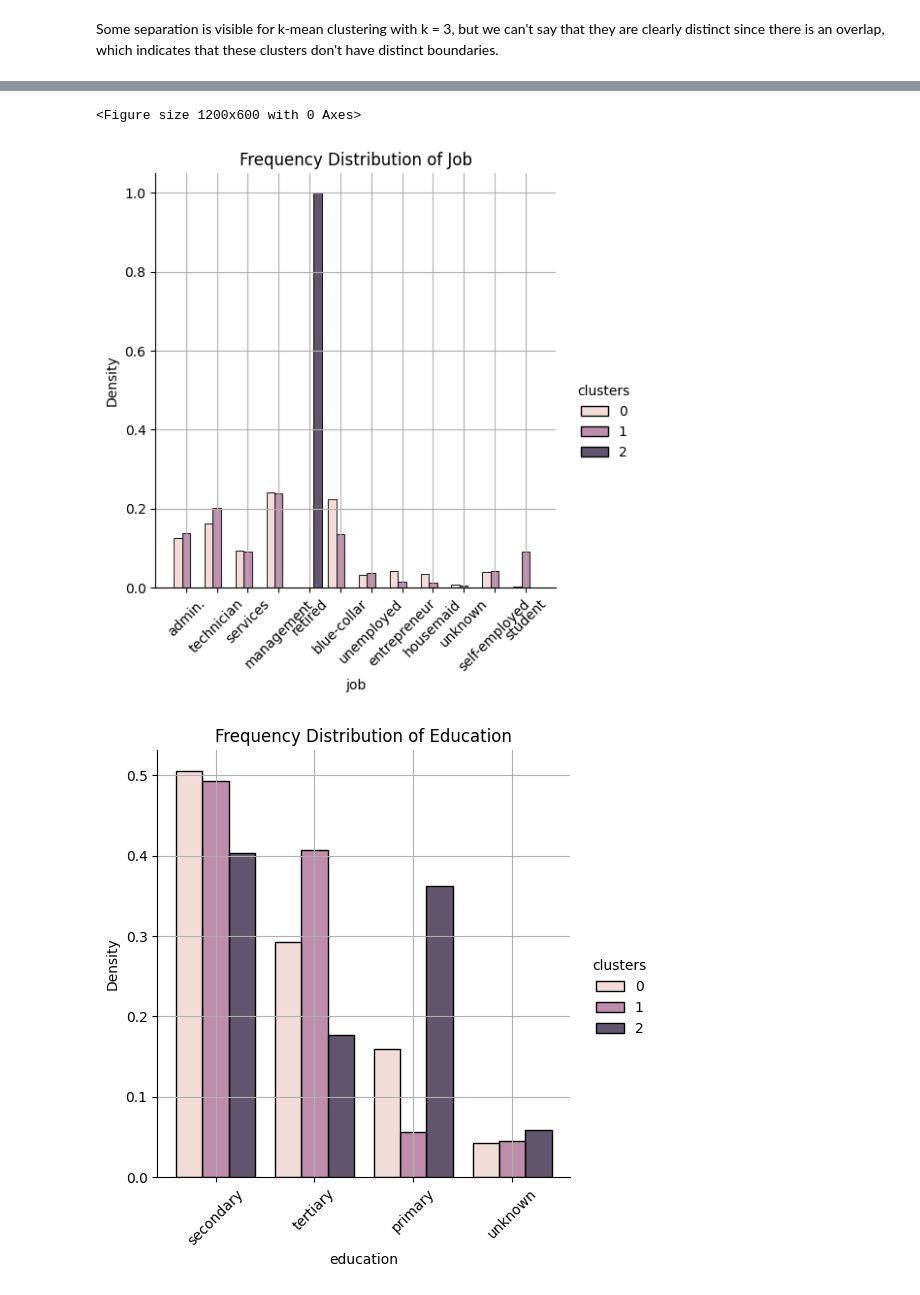
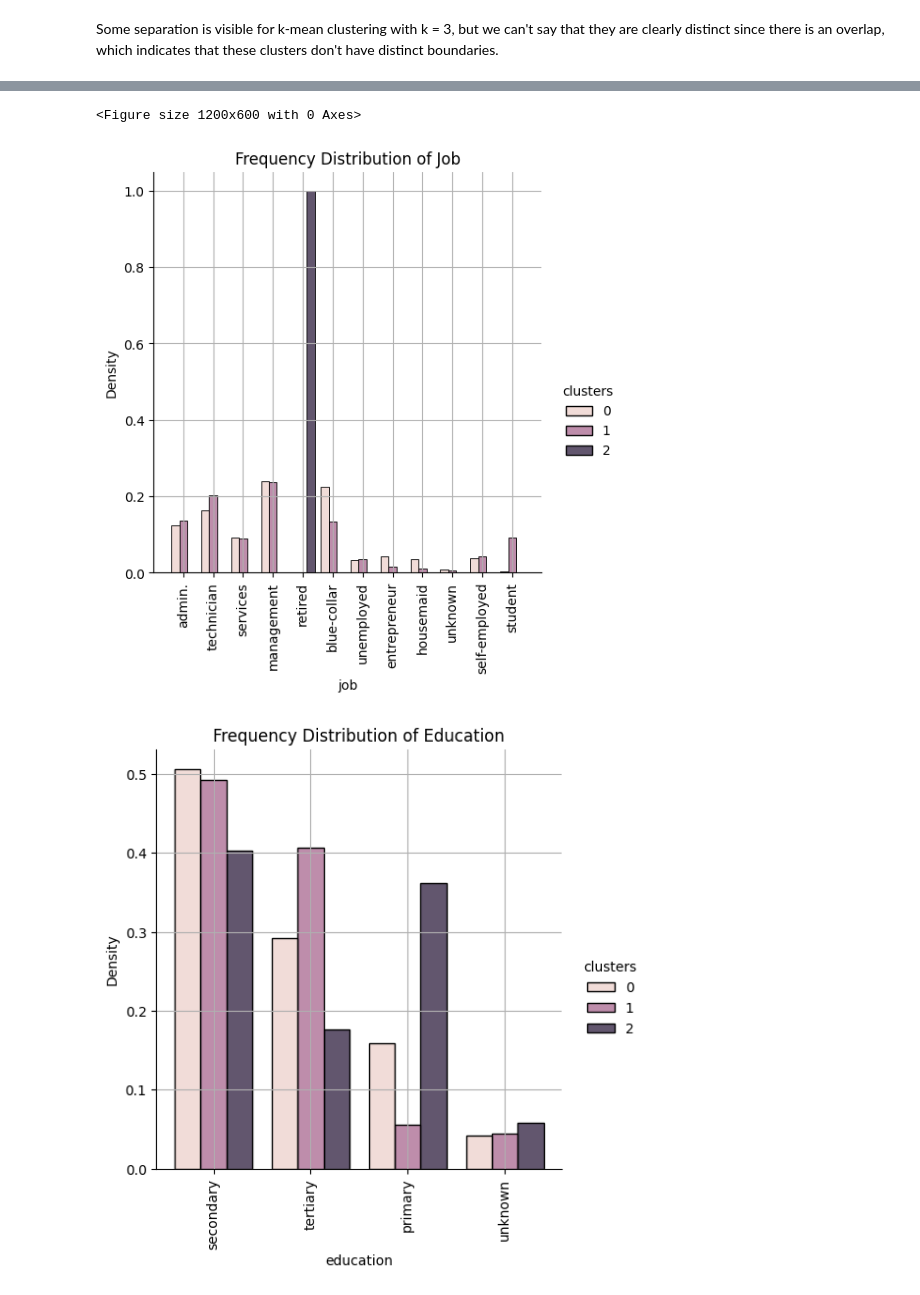
Before and after one commit to Margarida-Lourenco/HW-Apre, a Jupyter notebook: HW4/HW4.ipynb, the cells around one changed output, grey strips where cells are left out. Saved outputs shown, nothing was run; the diff lists cells and outputs as text; code cells hidden in the pictures.

```diff
--- a/HW4/HW4.ipynb
+++ b/HW4/HW4.ipynb
@@ -137,32 +139,32 @@ Some separation is visible for k-mean clustering with k = 3, but we can't say th
 # %%
 import seaborn as sns
 import matplotlib.pyplot as plt
 import pandas as pd
 
 
 # Load the data
 data = pd.read_csv('accounts.csv')
 df = data.iloc[:, :8]
 df = df.drop_duplicates().dropna()
 
 df["clusters"] = clusters
 
 plt.figure(figsize=(12, 6))
 
 # Plot for "job"
 sns.displot(data=df, x="job", hue ="clusters", multiple="dodge", stat="density", shrink=0.8, common_norm=False)
 plt.title('Frequency Distribution of Job')
-plt.xticks(rotation=45)
+plt.xticks(rotation=90)
 plt.grid(True)
 plt.show()
 
 # Plot for "education"
 sns.displot(data=df, x="education", hue ="clusters", multiple="dodge", stat="density", shrink=0.8, common_norm=False)
 plt.title('Frequency Distribution of Education')
-plt.xticks(rotation=45)
+plt.xticks(rotation=90)
 plt.grid(True)
 plt.show()
 # %% [output]
 <Figure size 1200x600 with 0 Axes>
-[figure, old version]
+[figure, new version]
-[figure, old version]
+[figure, new version]
```
Also changed, not shown: parts of 3 cells of this notebook, 10 other files.
